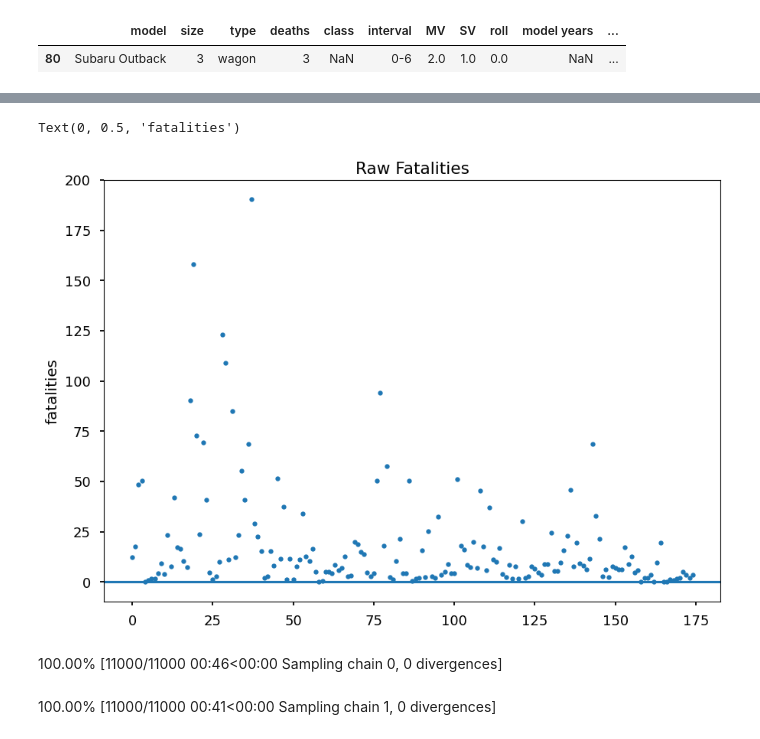
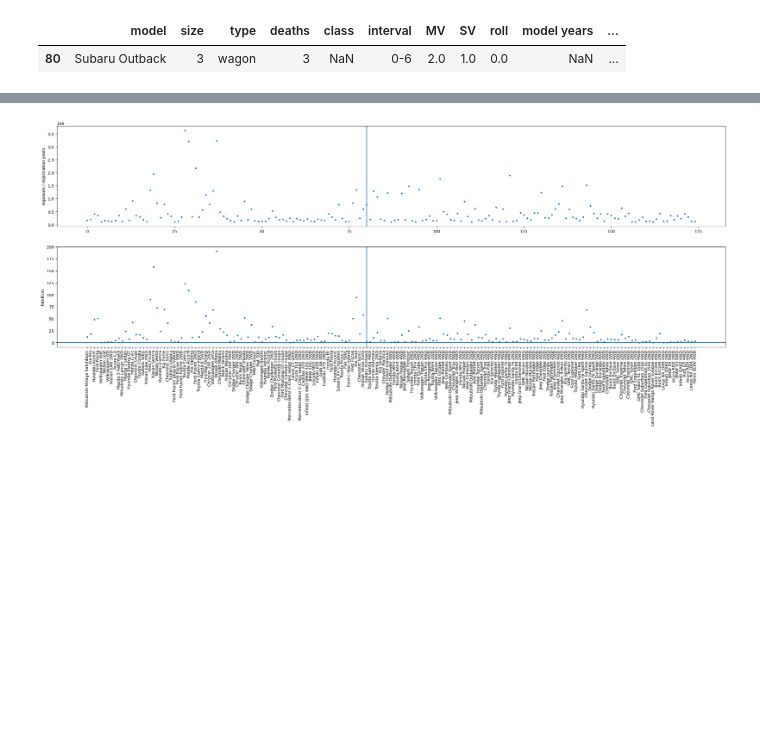
Before and after one commit to ursk/driving_fatalities, a Jupyter notebook: iihs_fatalities.ipynb, the cells around one changed output, grey strips where cells are left out. Cells and saved outputs as stored; diff of their text form; code cells hidden in the pictures; blank space fills up the shorter version.

```diff
--- a/iihs_fatalities.ipynb
+++ b/iihs_fatalities.ipynb
@@ -10,8 +14,6 @@ from matplotlib import pyplot as plt
 pm.__version__
 # %% [output]
 '5.1.2'
-# %%
-plt.style.use('seaborn-talk')
 # %%
 df = pd.read_csv('https://raw.githubusercontent.com/ursk/driving_fatalities/master/iihs2020.csv')
 # %%
@@ -42,11 +38,20 @@ Text(0, 0.5, 'exposure')
-# %%
-plt.plot(fatalities, '.')
-plt.axhline()
-plt.title("Raw Fatalities")
-plt.ylabel("fatalities")
-# %% [output]
-Text(0, 0.5, 'fatalities')
-[figure, removed]
+# %%
+plt.figure(figsize=[30, 10])
+plt.subplot(2, 1, 1)
+plt.plot(exposure, '.')
+plt.axvline(80)
+plt.ylabel("exposure / registration years")
+
+plt.subplot(2, 1, 2)
+plt.plot(fatalities, '.')
+plt.axhline()
+plt.axvline(80)
+plt.ylabel("fatalities")
+plt.xticks(range(len(df)), df.model.to_numpy(), rotation='vertical')
+
+pass
+# %% [output]
+[figure, added]
 # %%
 def car_model(exposure, fatalities):
     with pm.Model() as model:
@@ -63,9 +67,3 @@ def car_model(exposure, fatalities):
 
 
     return model
-# %%
-with car_model(exposure, fatalities):
-    trace = pm.sample(10000)  # , njobs=4
-# %% [output]
-100.00% [11000/11000 00:46<00:00 Sampling chain 0, 0 divergences]
-100.00% [11000/11000 00:41<00:00 Sampling chain 1, 0 divergences]
```
Also changed, not shown: parts of 16 cells of this notebook.
